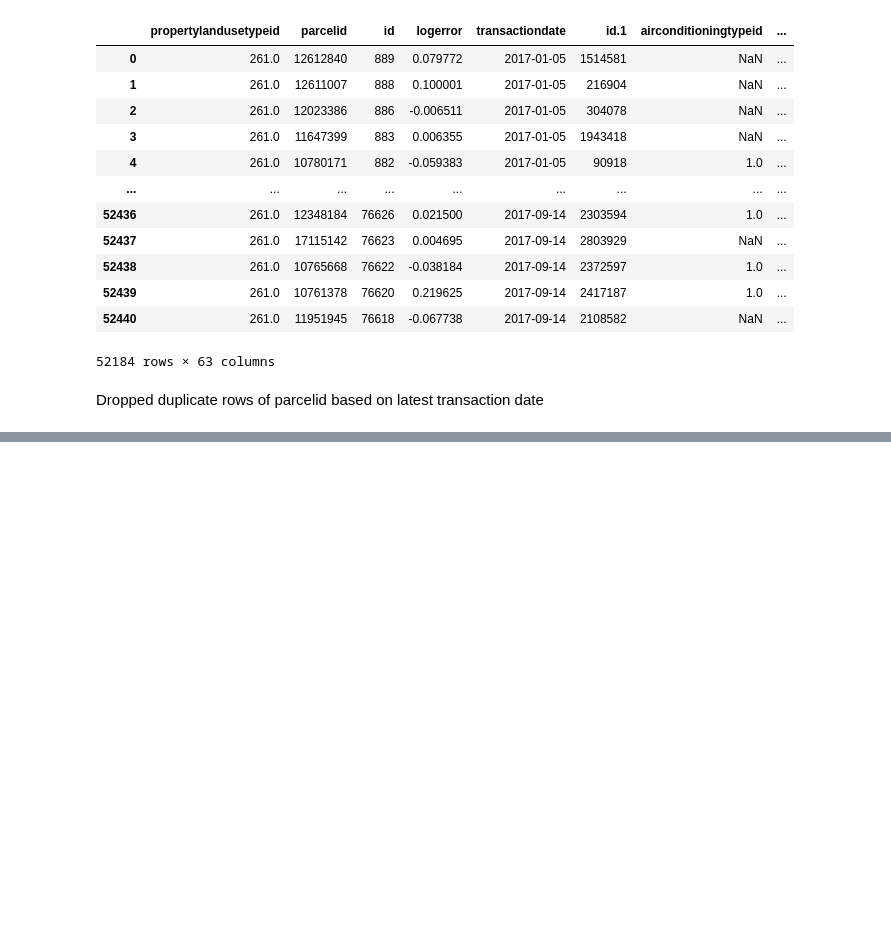
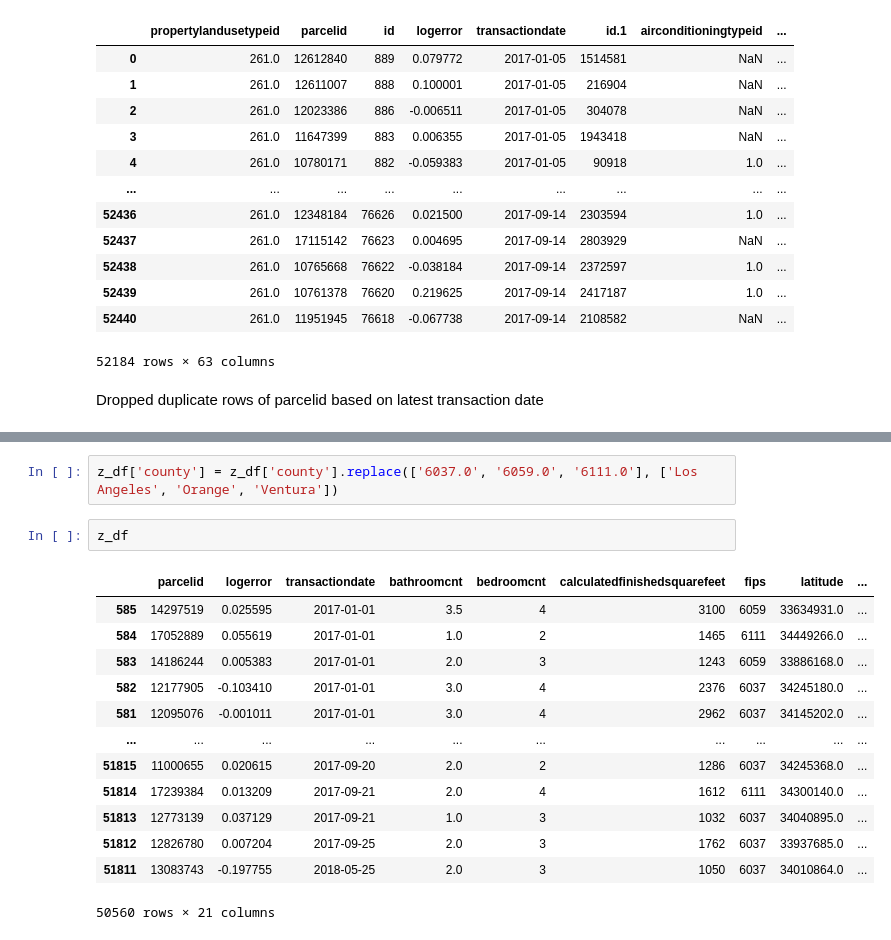
Before and after one commit to Jason-R-Turner/zillow_zestimate_errors_proj, a Jupyter notebook: initial_report.ipynb, the cells around one changed output, grey strips where cells are left out. Cells and saved outputs as stored; diff of their text form; blank space fills up the shorter version.

```diff
--- a/initial_report.ipynb
+++ b/initial_report.ipynb
@@ -338,0 +545,18 @@ z_df
+# %%
+z_df['county'] = z_df['county'].replace(['6037.0', '6059.0', '6111.0'], ['Los Angeles', 'Orange', 'Ventura'])
+# %%
+z_df
+# %% [output]
+|  | parcelid | logerror | transactiondate | bathroomcnt | bedroomcnt | calculatedfinishedsquarefeet | fips | latitude | ... |
+| 585 | 14297519 | 0.025595 | 2017-01-01 | 3.5 | 4 | 3100 | 6059 | 33634931.0 | ... |
+| 584 | 17052889 | 0.055619 | 2017-01-01 | 1.0 | 2 | 1465 | 6111 | 34449266.0 | ... |
+| 583 | 14186244 | 0.005383 | 2017-01-01 | 2.0 | 3 | 1243 | 6059 | 33886168.0 | ... |
+| 582 | 12177905 | -0.103410 | 2017-01-01 | 3.0 | 4 | 2376 | 6037 | 34245180.0 | ... |
+| 581 | 12095076 | -0.001011 | 2017-01-01 | 3.0 | 4 | 2962 | 6037 | 34145202.0 | ... |
+| ... | ... | ... | ... | ... | ... | ... | ... | ... | ... |
+| 51815 | 11000655 | 0.020615 | 2017-09-20 | 2.0 | 2 | 1286 | 6037 | 34245368.0 | ... |
+| 51814 | 17239384 | 0.013209 | 2017-09-21 | 2.0 | 4 | 1612 | 6111 | 34300140.0 | ... |
+| 51813 | 12773139 | 0.037129 | 2017-09-21 | 1.0 | 3 | 1032 | 6037 | 34040895.0 | ... |
+| 51812 | 12826780 | 0.007204 | 2017-09-25 | 2.0 | 3 | 1762 | 6037 | 33937685.0 | ... |
+| 51811 | 13083743 | -0.197755 | 2018-05-25 | 2.0 | 3 | 1050 | 6037 | 34010864.0 | ... |
+50560 rows × 21 columns
```
Also changed, not shown: parts of 36 cells of this notebook, 2 other files.
